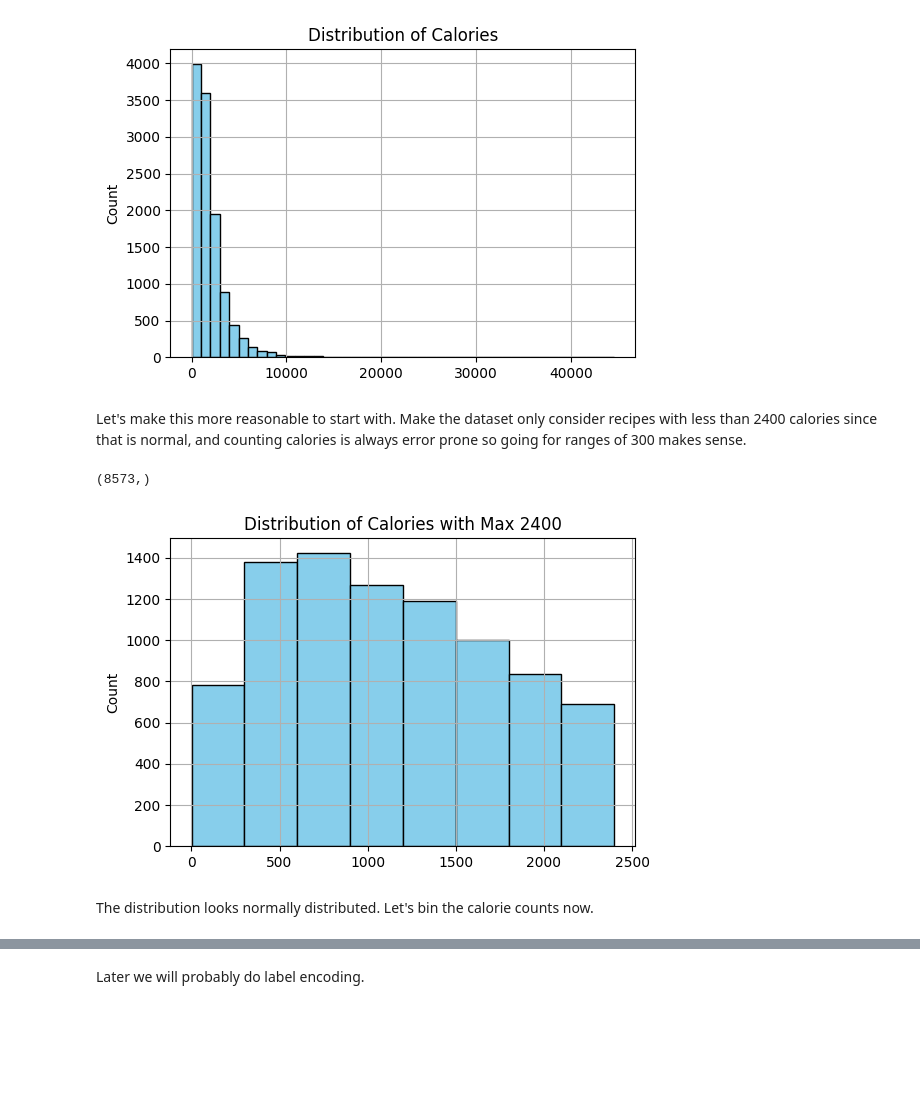
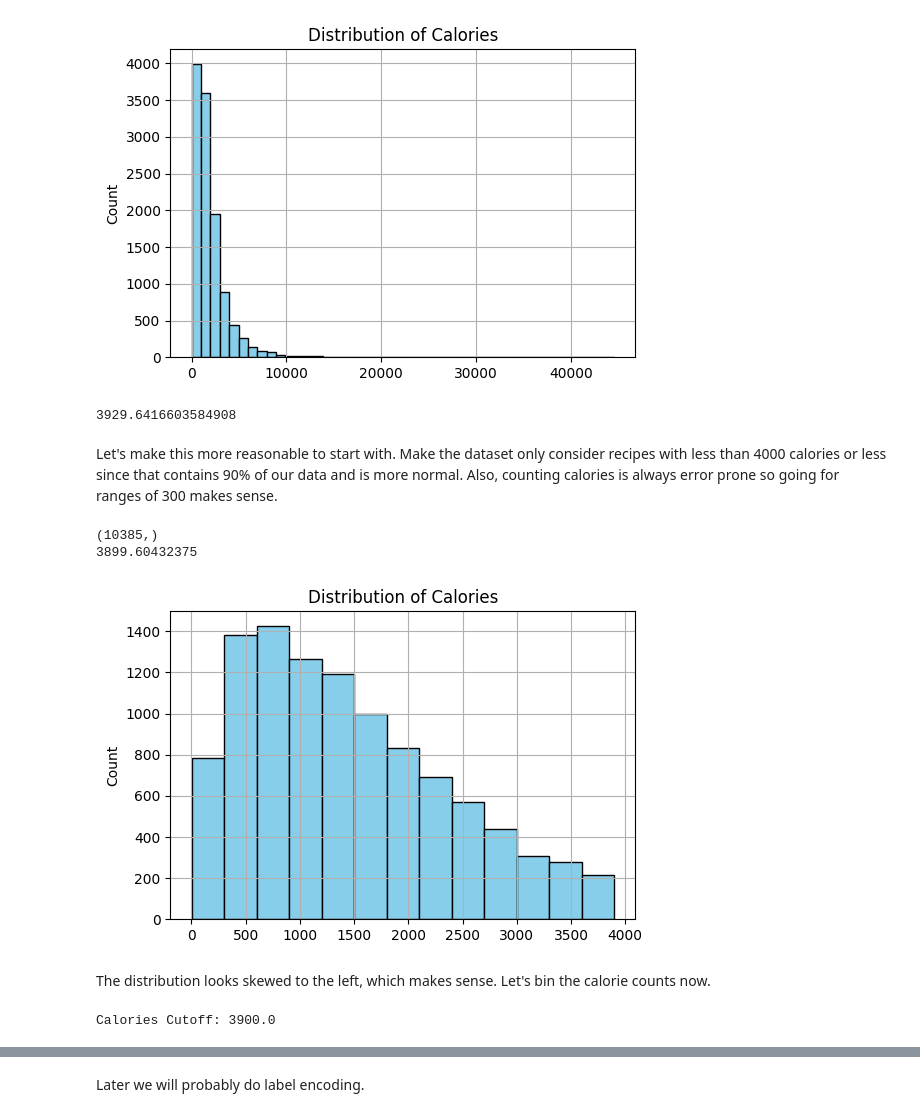
Before and after one commit to RavinderRai/iifymate, a Jupyter notebook: ClassificationModels.ipynb, the cells around one changed output, grey strips where cells are left out. Drawn from its saved outputs; the diff is of its cells as text; code cells hidden in the pictures; blank space fills up the shorter version.

Commit message:
finished exploring data and started preprocessing

```diff
--- a/ClassificationModels.ipynb
+++ b/ClassificationModels.ipynb
@@ -133,22 +134,61 @@ calories_df = df['calories']
 plot_distribution(calories_df, bins=45, title='Distribution of Calories')
 # %% [output]
 [figure]
+# %%
+calories_df.quantile(0.90)
+# %% [output]
+3929.6416603584908
 # %% [markdown]
-Let's make this more reasonable to start with. Make the dataset only consider recipes with less than 2400 calories since that is normal, and counting calories is always error prone so going for ranges of 300 makes sense.
+Let's make this more reasonable to start with. Make the dataset only consider recipes with less than 4000 calories or less since that contains 90% of our data and is more normal. Also, counting calories is always error prone so going for ranges of 300 makes sense.
+# %%
+#defining functions to round the quartile to the nearest multiple of 300
+#rounding up and down to nearest multiple of 300, or whatever bin_size, then we can select whichever is closer
+def round_up_to_nearest(number, bin_size=300):
+    # Round up to the nearest multiple of 100
+    rounded_number = ((number + 99) // 100) * 100
+    # Find the nearest multiple of 300 that is greater than or equal to the rounded number
+    rounded_number = ((rounded_number + (bin_size-1)) // bin_size) * bin_size
+    return rounded_number
+
+def round_down_to_nearest(number, bin_size=300):
+    # Round down to the nearest multiple of 100
+    rounded_number = (number // 100) * 100
+    # Find the nearest multiple of 300 that is less than or equal to the rounded number
+    rounded_number = (rounded_number // bin_size) * bin_size
+    return rounded_number
+
+def filter_calories(df, column='calories', quartile_percent=0.9):
+    #get the calories cutoff and round up or down, whichever is closer
+    calorie_cutoff = df[column].quantile(quartile_percent)
+    rounded_down = round_down_to_nearest(calorie_cutoff)
+    rounded_up = round_up_to_nearest(calorie_cutoff)
+
+    diff_to_rounded_down = abs(calorie_cutoff - rounded_down)
+    diff_to_rounded_up = abs(calorie_cutoff - rounded_up)
+
+    # Select the min or max value, whichever is closer to the number
+    if diff_to_rounded_down < diff_to_rounded_up:
+        return df[df[column] < rounded_down]['calories']
+    else:
+        return df[df[column] < rounded_up]['calories']
 # %%
-def filter_calories_2400(df):
-    return df[df['calories'] < 2400]['calories']
-
-calories_df_2400 = filter_calories_2400(df)
-calories_df_2400.shape
+filtered_calories_df = filter_calories(df)
+print(filtered_calories_df.shape)
+print(max(filtered_calories_df))
 # %% [output]
-(8573,)
+(10385,)
+3899.60432375
 # %%
 # Plotting histogram with no extreme values
-plot_distribution(calories_df_2400, bins=8, title='Distribution of Calories with Max 2400')
+plot_distribution(filtered_calories_df, bins=13, title='Distribution of Calories')
 # %% [output]
-[figure, old version]
+[figure, new version]
 # %% [markdown]
-The distribution looks normally distributed. Let's bin the calorie counts now.
+The distribution looks skewed to the left, which makes sense. Let's bin the calorie counts now.
+# %%
+max_calorie_cutoff = round_up_to_nearest(max(filtered_calories_df))
+print('Calories Cutoff:', max_calorie_cutoff)
+# %% [output]
+Calories Cutoff: 3900.0
 # %%
 #putting calories into ranges
```
Also changed, not shown: parts of 63 cells of this notebook.
